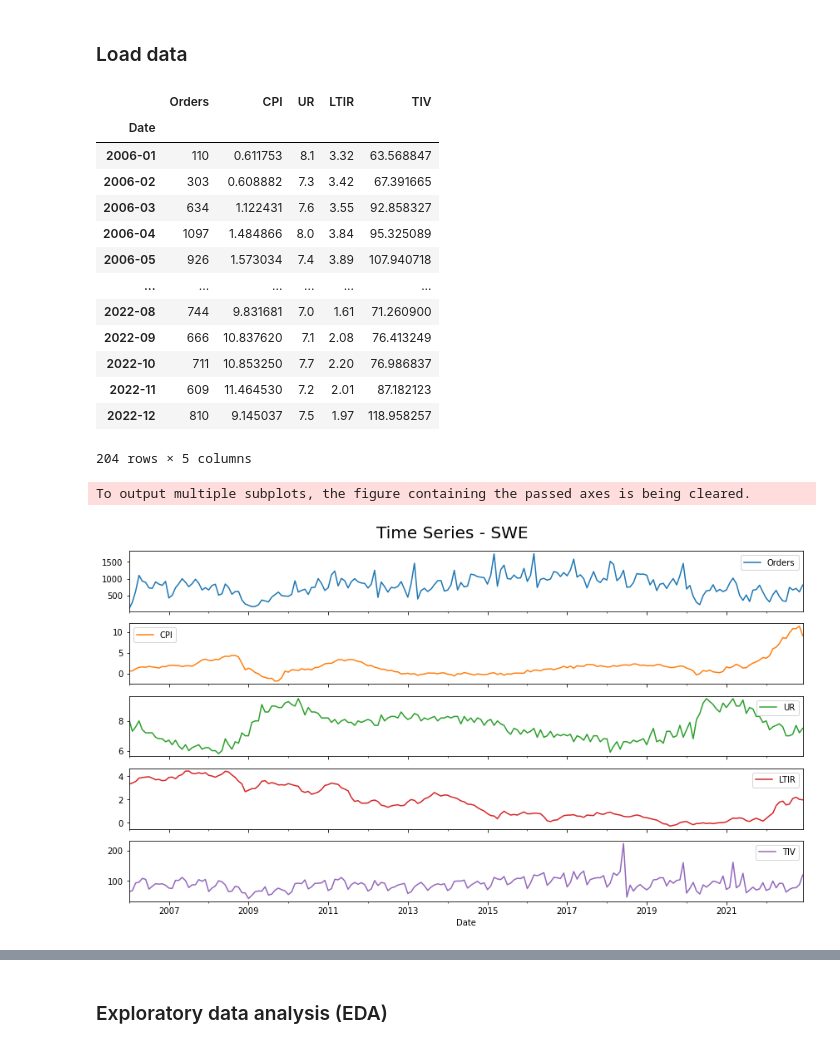
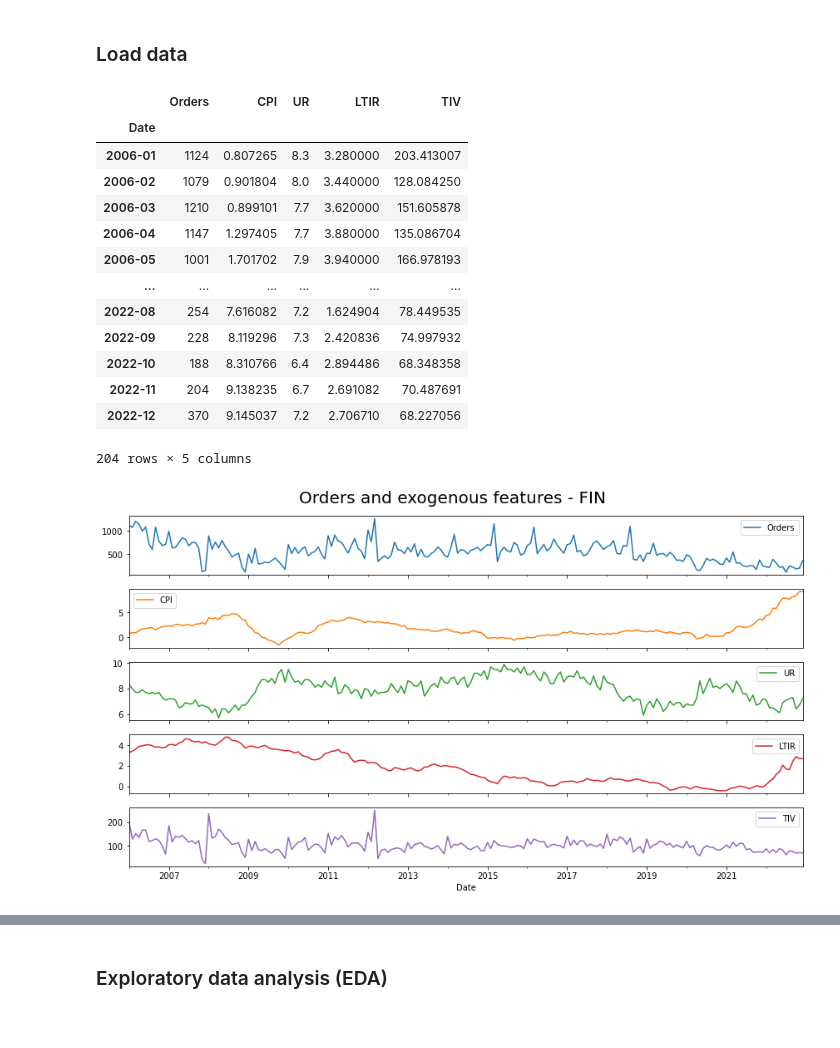
Before and after one commit to martinel-UAS/projects, a Jupyter notebook: 5. Master_thesis/1.Master_thesis.ipynb, the cells around one changed output, grey strips where cells are left out. Saved outputs shown, nothing was run; the diff lists cells and outputs as text; code cells hidden in the pictures.

```diff
--- a/5. Master_thesis/1.Master_thesis.ipynb
+++ b/5. Master_thesis/1.Master_thesis.ipynb
@@ -56,7 +56,7 @@ from pmdarima import auto_arima
 #pio.renderers.default = "svg"
 # %%
 # Select country in analysis ('FIN', 'DEN', 'NOR', 'SWE')
-country = 'SWE'
+country = 'FIN'
 
 # Dependant variable (Orders or TIV)
 dep_var = 'Orders'
@@ -85,32 +85,31 @@ df
 # %% [output]
 |  | Orders | CPI | UR | LTIR | TIV |
 | Date |  |  |  |  |  |
-| 2006-01 | 110 | 0.611753 | 8.1 | 3.32 | 63.568847 |
-| 2006-02 | 303 | 0.608882 | 7.3 | 3.42 | 67.391665 |
-| 2006-03 | 634 | 1.122431 | 7.6 | 3.55 | 92.858327 |
-| 2006-04 | 1097 | 1.484866 | 8.0 | 3.84 | 95.325089 |
-| 2006-05 | 926 | 1.573034 | 7.4 | 3.89 | 107.940718 |
+| 2006-01 | 1124 | 0.807265 | 8.3 | 3.280000 | 203.413007 |
+| 2006-02 | 1079 | 0.901804 | 8.0 | 3.440000 | 128.084250 |
+| 2006-03 | 1210 | 0.899101 | 7.7 | 3.620000 | 151.605878 |
+| 2006-04 | 1147 | 1.297405 | 7.7 | 3.880000 | 135.086704 |
+| 2006-05 | 1001 | 1.701702 | 7.9 | 3.940000 | 166.978193 |
 | ... | ... | ... | ... | ... | ... |
-| 2022-08 | 744 | 9.831681 | 7.0 | 1.61 | 71.260900 |
-| 2022-09 | 666 | 10.837620 | 7.1 | 2.08 | 76.413249 |
-| 2022-10 | 711 | 10.853250 | 7.7 | 2.20 | 76.986837 |
-| 2022-11 | 609 | 11.464530 | 7.2 | 2.01 | 87.182123 |
-| 2022-12 | 810 | 9.145037 | 7.5 | 1.97 | 118.958257 |
+| 2022-08 | 254 | 7.616082 | 7.2 | 1.624904 | 78.449535 |
+| 2022-09 | 228 | 8.119296 | 7.3 | 2.420836 | 74.997932 |
+| 2022-10 | 188 | 8.310766 | 6.4 | 2.894486 | 68.348358 |
+| 2022-11 | 204 | 9.138235 | 6.7 | 2.691082 | 70.487691 |
+| 2022-12 | 370 | 9.145037 | 7.2 | 2.706710 | 68.227056 |
 204 rows × 5 columns
 # %%
 # Plot time series
 fig, ax = plt.subplots(figsize=(12, 7))
 df.plot(
     legend   = True,
     subplots = True,
     sharex   = True,
     ax       = ax,
 )
-fig.suptitle('Time Series - ' + country, fontsize=20)
+fig.suptitle(dep_var + ' and exogenous features - ' + country, fontsize=20)
 fig.tight_layout();
 # %% [output]
-To output multiple subplots, the figure containing the passed axes is being cleared.
-[figure, old version]
+[figure, new version]
 # %%
 if include_nordics:
     # Load files into a pandas dataframes
```
Also changed, not shown: parts of 33 cells of this notebook.
